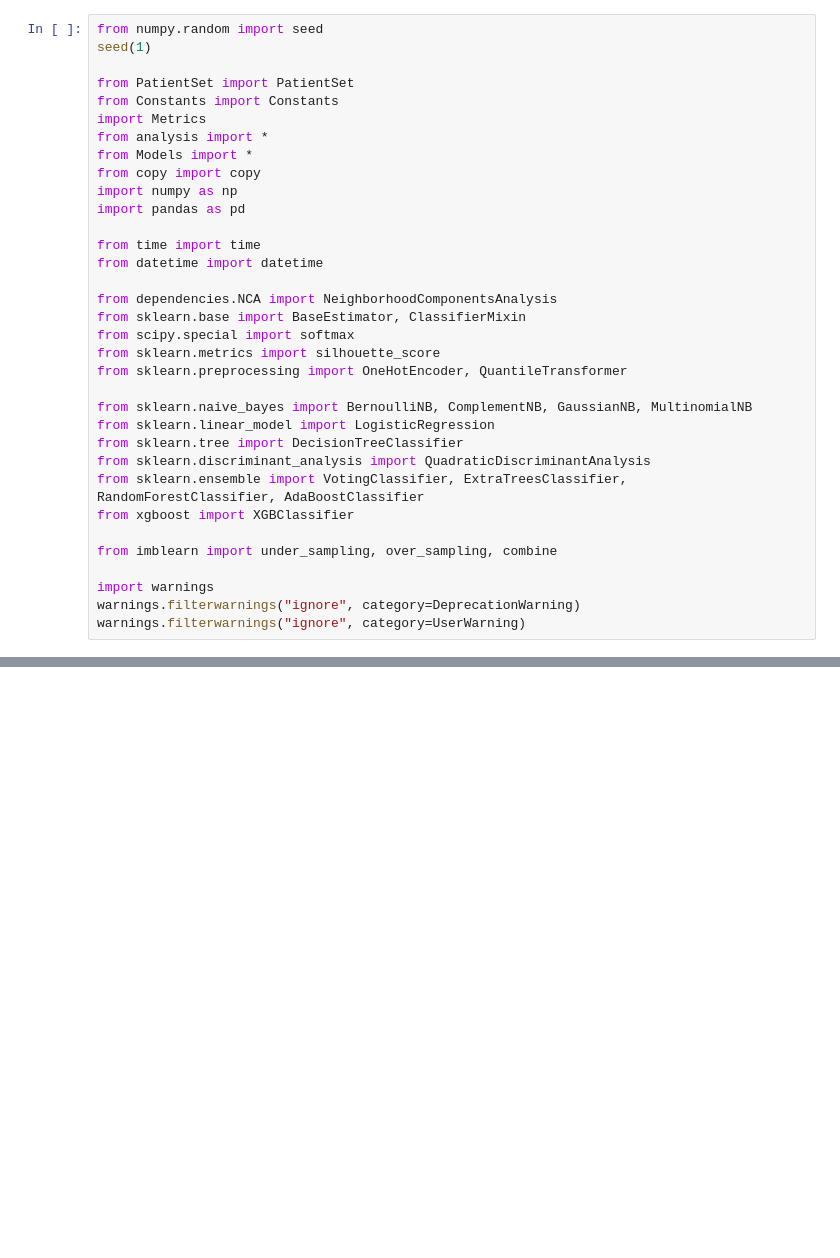
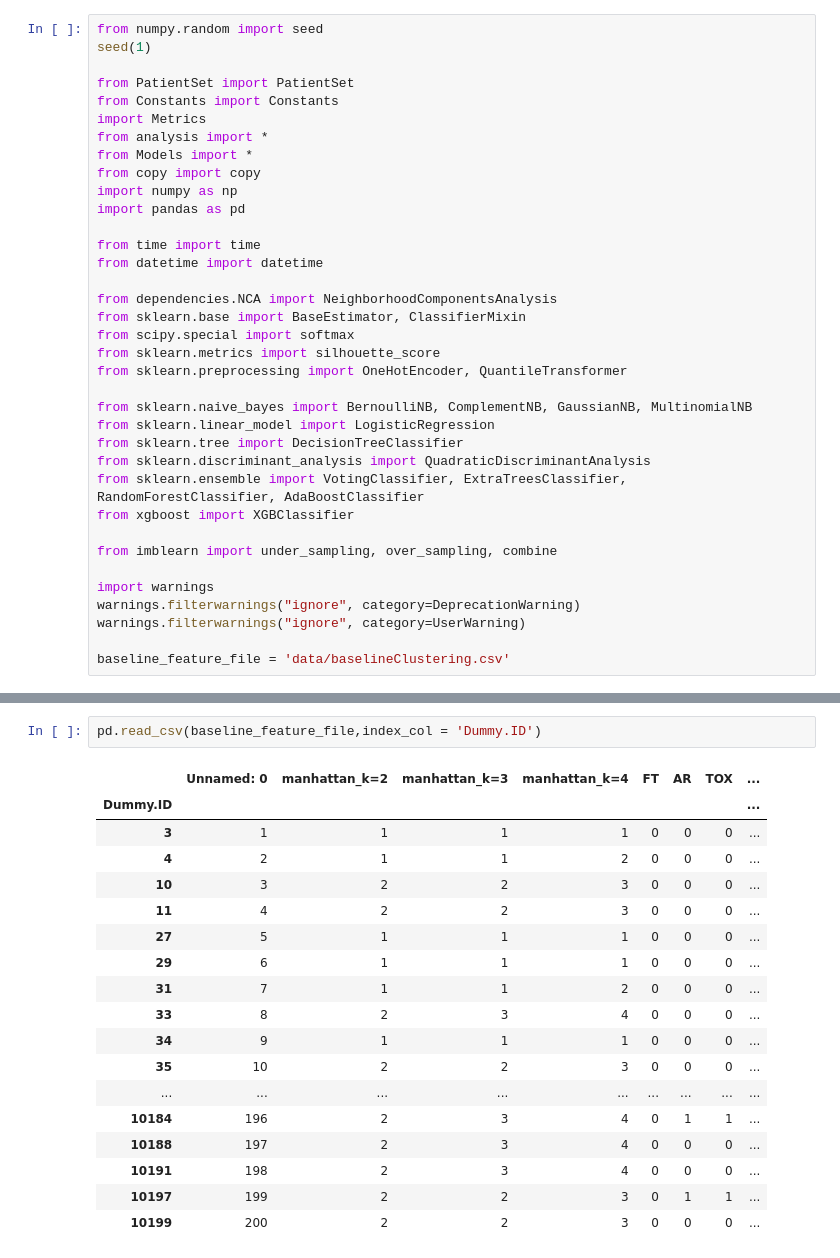
Before and after one commit to uic-evl/CAMP-RT, a Jupyter notebook: PYTHON/ToxicityClassification.ipynb, the cells around one changed output, grey strips where cells are left out. Drawn from its saved outputs; the diff is of its cells as text; blank space fills up the shorter version.

Commit message:
tweaked clustering?

```diff
--- a/PYTHON/ToxicityClassification.ipynb
+++ b/PYTHON/ToxicityClassification.ipynb
@@ -32,6 +32,8 @@ from imblearn import under_sampling, over_sampling, combine
 import warnings
 warnings.filterwarnings("ignore", category=DeprecationWarning)
 warnings.filterwarnings("ignore", category=UserWarning)
+
+baseline_feature_file = 'data/baselineClustering.csv'
 # %%
 class MetricLearningClassifier(BaseEstimator, ClassifierMixin):
 
@@ -412,0 +451,21 @@ features: Age.at.Diagnosis..Calculated., Total.dose, Pathological.Grade_II, Path
+# %%
+pd.read_csv(baseline_feature_file,index_col = 'Dummy.ID')
+# %% [output]
+|  | Unnamed: 0 | manhattan_k=2 | manhattan_k=3 | manhattan_k=4 | FT | AR | TOX | ... |
+| Dummy.ID |  |  |  |  |  |  |  | ... |
+| 3 | 1 | 1 | 1 | 1 | 0 | 0 | 0 | ... |
+| 4 | 2 | 1 | 1 | 2 | 0 | 0 | 0 | ... |
+| 10 | 3 | 2 | 2 | 3 | 0 | 0 | 0 | ... |
+| 11 | 4 | 2 | 2 | 3 | 0 | 0 | 0 | ... |
+| 27 | 5 | 1 | 1 | 1 | 0 | 0 | 0 | ... |
+| 29 | 6 | 1 | 1 | 1 | 0 | 0 | 0 | ... |
+| 31 | 7 | 1 | 1 | 2 | 0 | 0 | 0 | ... |
+| 33 | 8 | 2 | 3 | 4 | 0 | 0 | 0 | ... |
+| 34 | 9 | 1 | 1 | 1 | 0 | 0 | 0 | ... |
+| 35 | 10 | 2 | 2 | 3 | 0 | 0 | 0 | ... |
+| ... | ... | ... | ... | ... | ... | ... | ... | ... |
+| 10184 | 196 | 2 | 3 | 4 | 0 | 1 | 1 | ... |
+| 10188 | 197 | 2 | 3 | 4 | 0 | 0 | 0 | ... |
+| 10191 | 198 | 2 | 3 | 4 | 0 | 0 | 0 | ... |
+| 10197 | 199 | 2 | 2 | 3 | 0 | 1 | 1 | ... |
+| 10199 | 200 | 2 | 2 | 3 | 0 | 0 | 0 | ... |
```
Also changed, not shown: parts of 11 cells of this notebook, 1 other file.
